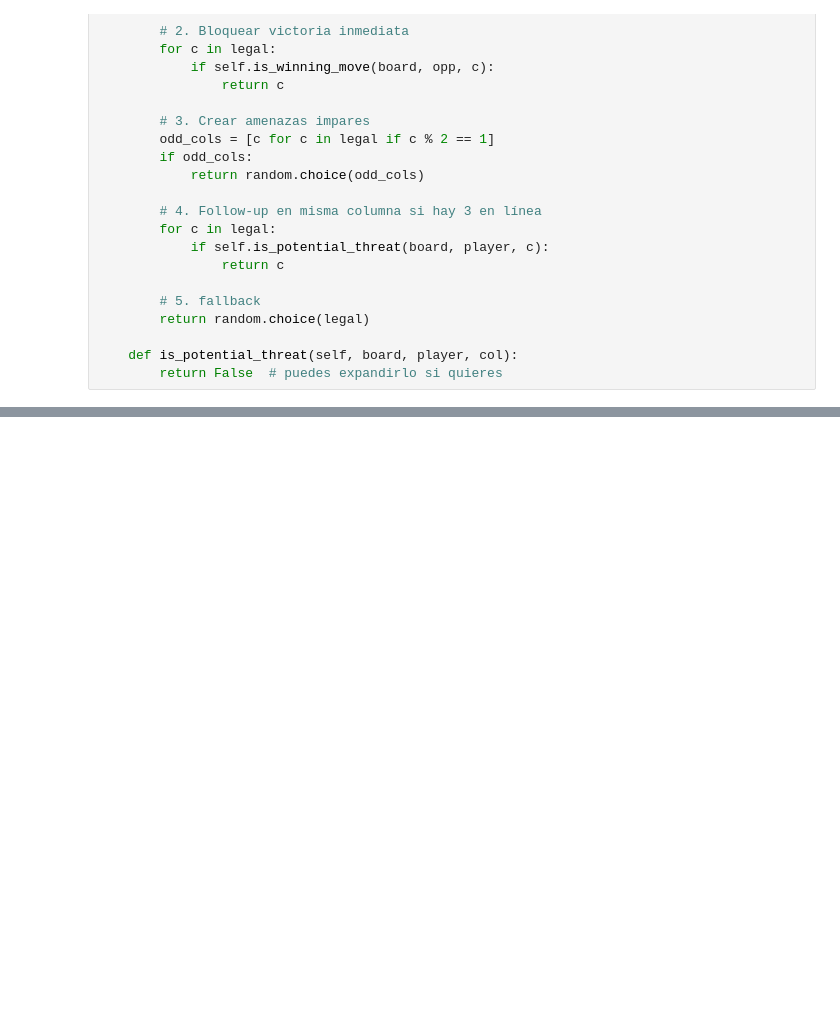
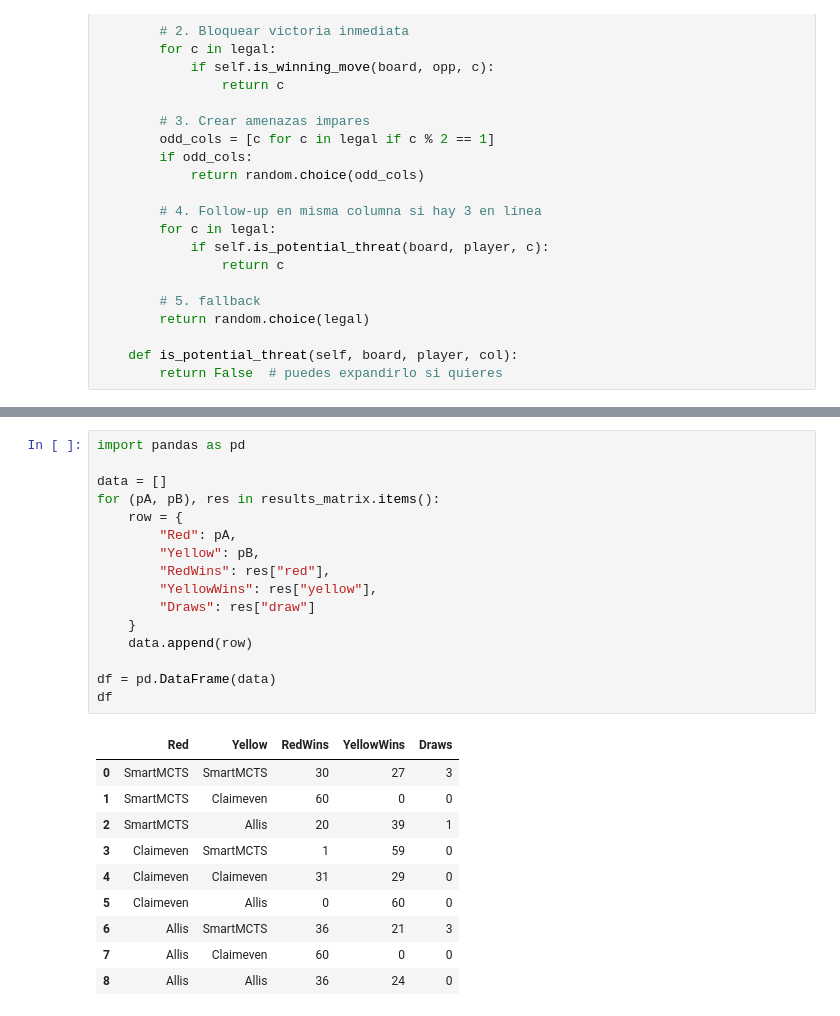
Before and after one commit to 1JuL/ai_fundamentals_fp, a Jupyter notebook: tournament/compares.ipynb, the cells around one changed output, grey strips where cells are left out. Drawn from its saved outputs; the diff is of its cells as text; blank space fills up the shorter version.

```diff
--- a/tournament/compares.ipynb
+++ b/tournament/compares.ipynb
@@ -110,0 +135,27 @@ class AllisStrategyPolicy(Policy):
+# %%
+import pandas as pd
+
+data = []
+for (pA, pB), res in results_matrix.items():
+    row = {
+        "Red": pA,
+        "Yellow": pB,
+        "RedWins": res["red"],
+        "YellowWins": res["yellow"],
+        "Draws": res["draw"]
+    }
+    data.append(row)
+
+df = pd.DataFrame(data)
+df
+# %% [output]
+|  | Red | Yellow | RedWins | YellowWins | Draws |
+| 0 | SmartMCTS | SmartMCTS | 30 | 27 | 3 |
+| 1 | SmartMCTS | Claimeven | 60 | 0 | 0 |
+| 2 | SmartMCTS | Allis | 20 | 39 | 1 |
+| 3 | Claimeven | SmartMCTS | 1 | 59 | 0 |
+| 4 | Claimeven | Claimeven | 31 | 29 | 0 |
+| 5 | Claimeven | Allis | 0 | 60 | 0 |
+| 6 | Allis | SmartMCTS | 36 | 21 | 3 |
+| 7 | Allis | Claimeven | 60 | 0 | 0 |
+| 8 | Allis | Allis | 36 | 24 | 0 |
```
Also changed, not shown: parts of 9 cells of this notebook.
